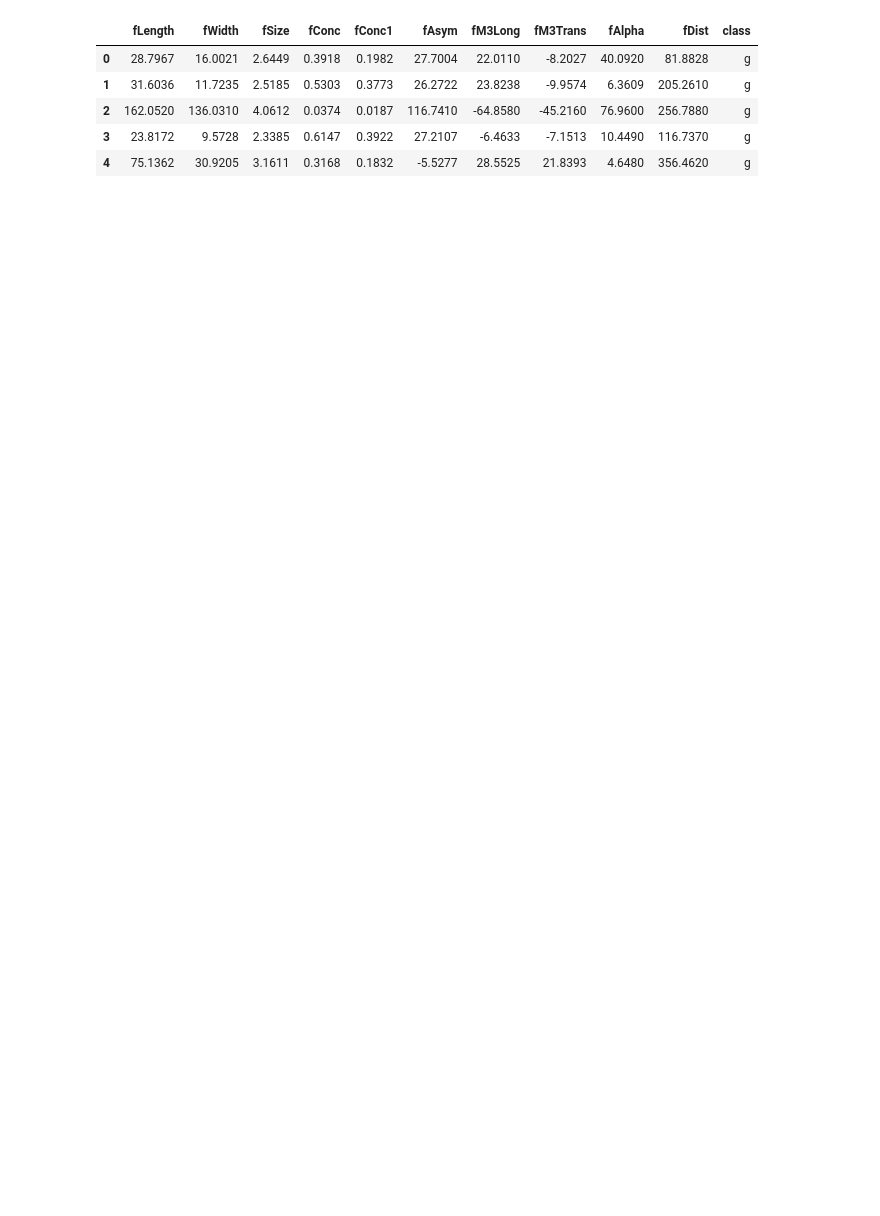
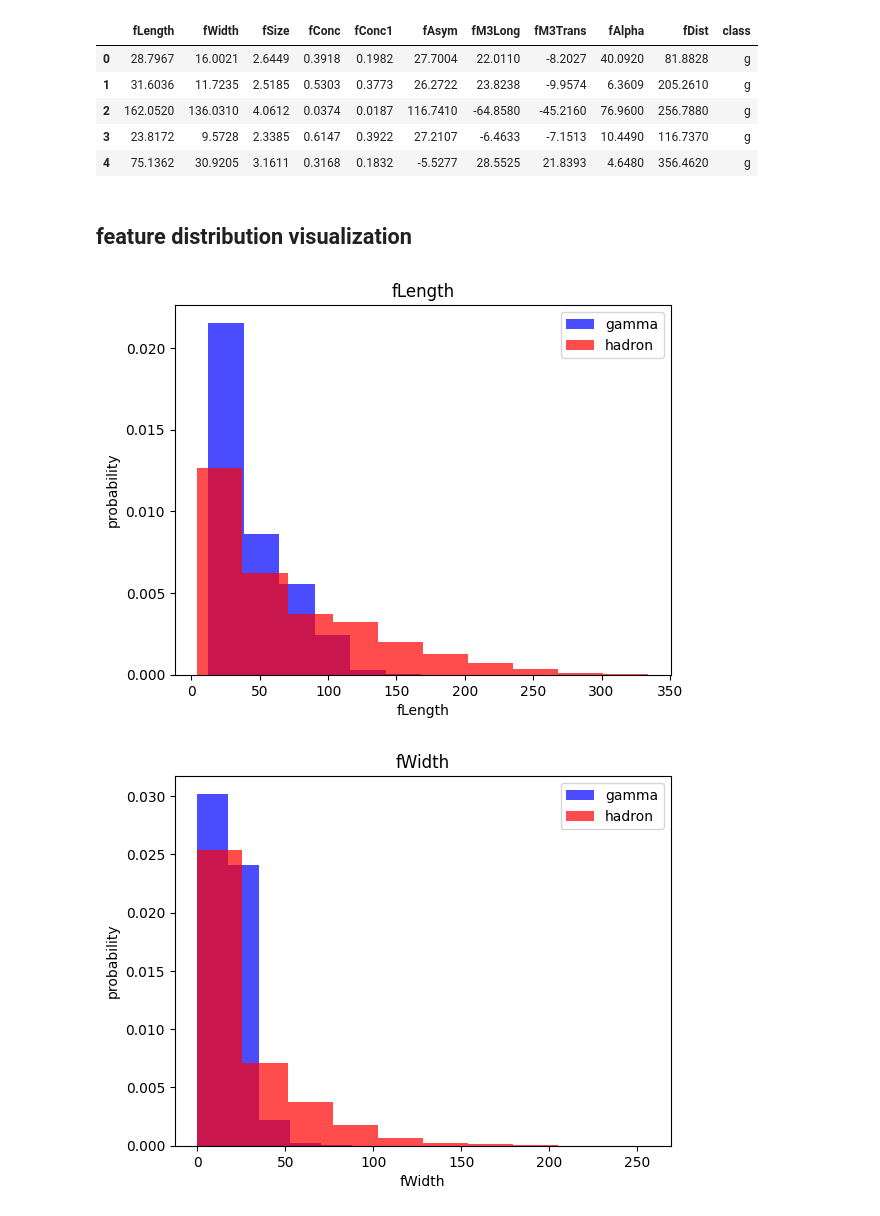
Before and after one commit to singh-vinit/ML, a Jupyter notebook: Learn_ML.ipynb, the cells around one changed output. Drawn from its saved outputs; the diff is of its cells as text; code cells hidden in the pictures; blank space fills up the shorter version.

Commit message:
feature visual distribution and dataset partition and scaling

```diff
--- a/Learn_ML.ipynb
+++ b/Learn_ML.ipynb
@@ -15,3 +17,17 @@ df.head()
 | 4 | 75.1362 | 30.9205 | 3.1611 | 0.3168 | 0.1832 | -5.5277 | 28.5525 | 21.8393 | 4.6480 | 356.4620 | g |
 # %%
 df["class"] = df["class"].map({'g': 1, 'h': 0})
+# %% [markdown]
+## feature distribution visualization
+# %%
+for col in df.columns[:-1]:
+  plt.hist(df[df["class"] == 1][col], color="blue", label="gamma", alpha=0.7, density=True)
+  plt.hist(df[df["class"] == 0][col], color="red", label="hadron", alpha=0.7, density=True)
+  plt.title(col)
+  plt.xlabel(col)
+  plt.ylabel("probability")
+  plt.legend()
+  plt.show()
+# %% [output]
+[figure, added]
+[figure, added]
```
Also changed, not shown: parts of 7 cells of this notebook.
